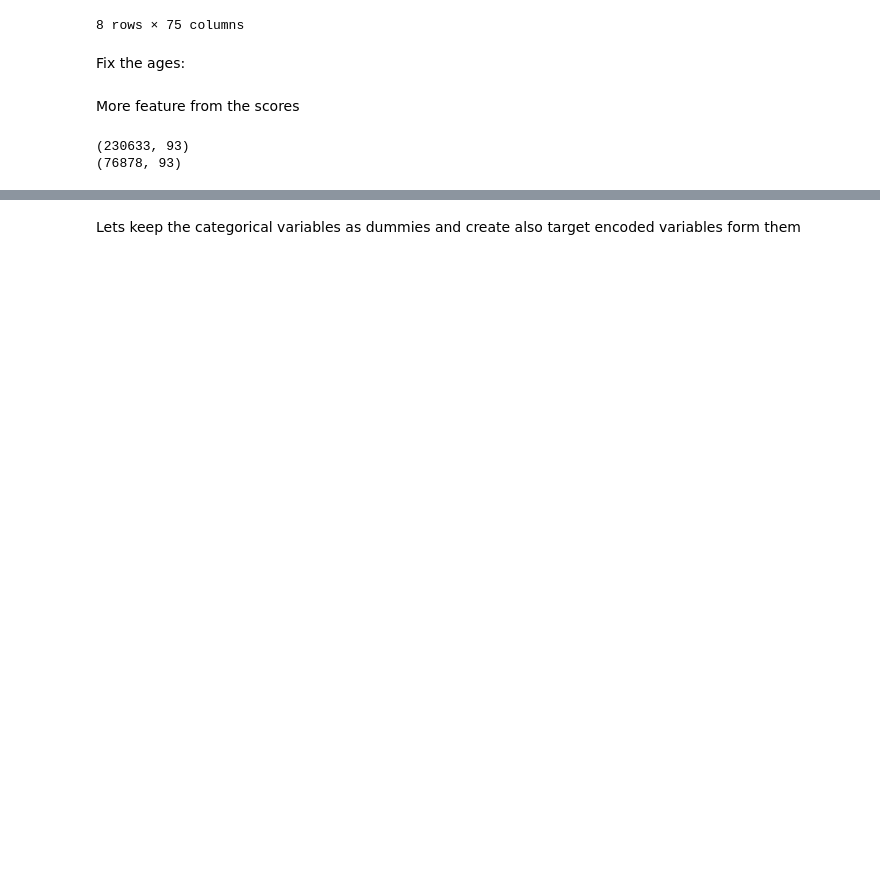
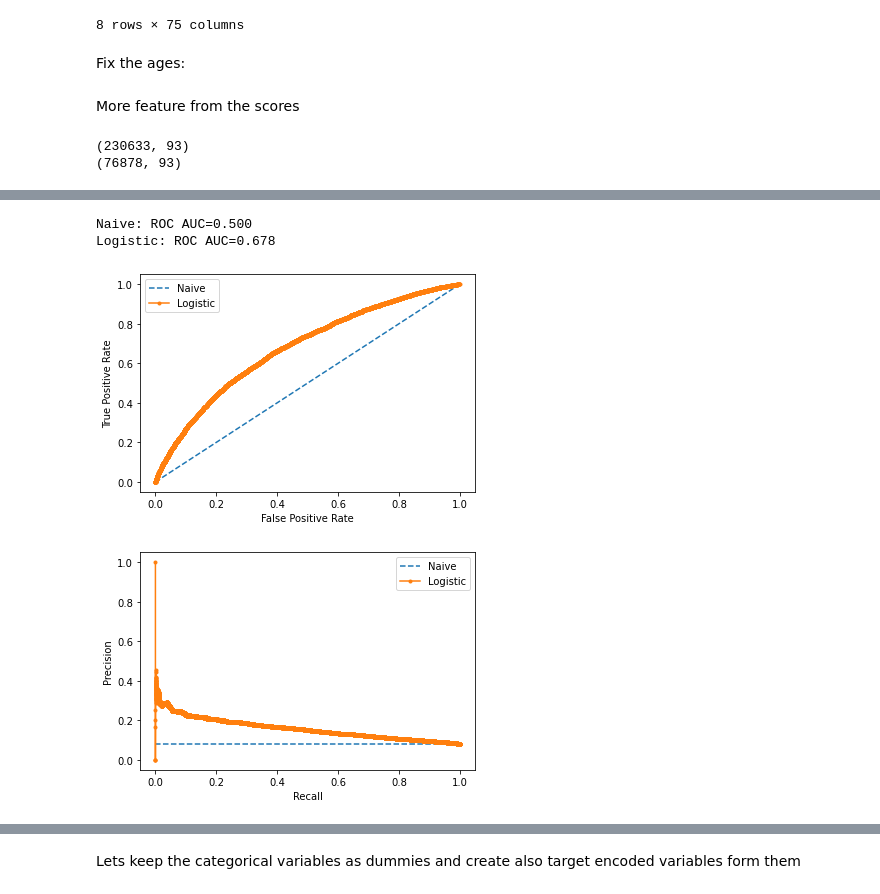
Before and after one commit to andresvBSE/CT-Loan-default-risk, a Jupyter notebook: First steps.ipynb, the cells around one changed output, grey strips where cells are left out. Drawn from its saved outputs; the diff is of its cells as text; code cells hidden in the pictures; blank space fills up the shorter version.

```diff
--- a/First steps.ipynb
+++ b/First steps.ipynb
@@ -502,0 +533,9 @@ print(X_train_.shape, X_val_.shape, y_train.shape, y_val.shape)
+# %%
+# out-sample metrics
+roc_auc_curve_plot(y_val, out_proba_lr[:,1], name='Logistic')
+precision_recall_curve_plot(y_val, out_proba_lr[:,1], name='Logistic')
+# %% [output]
+Naive: ROC AUC=0.500
+Logistic: ROC AUC=0.678
+[figure, added]
+[figure, added]
```
Also changed, not shown: parts of 90 cells of this notebook, 1 other file.
